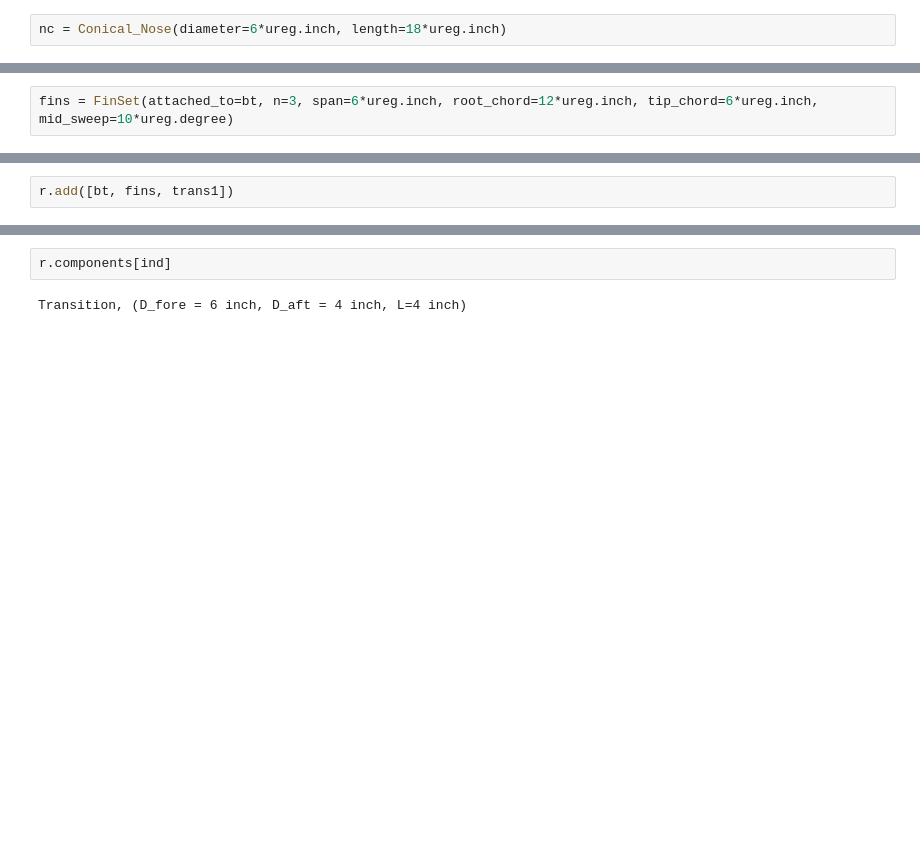
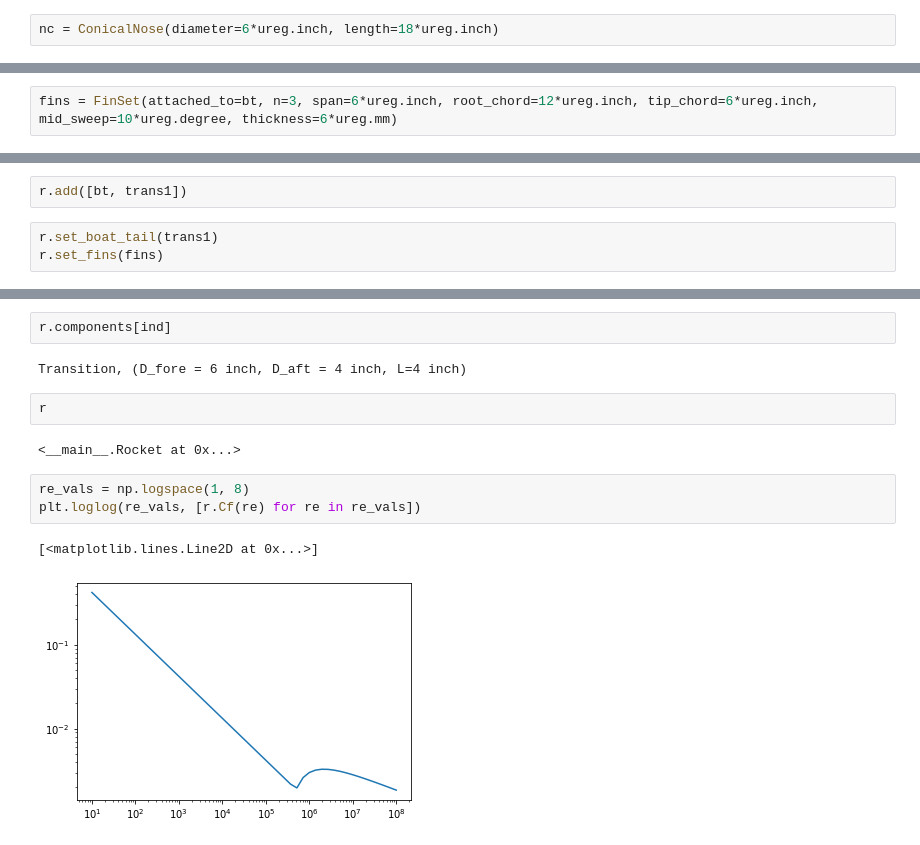
Before and after one commit to dev10110/rocketPy_development, a Jupyter notebook: rocketPy/rocket_generate.ipynb, the cells around one changed output, grey strips where cells are left out. Drawn from its saved outputs; the diff is of its cells as text; blank space fills up the shorter version.

Commit message:
Update rocket_generate.ipynb
continued to write the code. stopped at writing the corrections for large angles of attack to drag

```diff
--- a/rocketPy/rocket_generate.ipynb
+++ b/rocketPy/rocket_generate.ipynb
@@ -350,7 +501,7 @@ class FinSet():
     #references:
     #[1]: Simon Box, 2009, Estimating the dynamic and aerodynamic paramters of passively controlled high power rockets for flight simulaton
 # %%
-nc = Conical_Nose(diameter=6*ureg.inch, length=18*ureg.inch)
+nc = ConicalNose(diameter=6*ureg.inch, length=18*ureg.inch)
 # %%
 fig = plt.figure()
 ax = plt.gca()
@@ -387,7 +538,7 @@ trans1.CNa()
 # %% [output]
 -1.1111111111111112 <Unit('1 / radian')>
 # %%
-fins = FinSet(attached_to=bt, n=3, span=6*ureg.inch, root_chord=12*ureg.inch, tip_chord=6*ureg.inch, mid_sweep=10*ureg.degree)
+fins = FinSet(attached_to=bt, n=3, span=6*ureg.inch, root_chord=12*ureg.inch, tip_chord=6*ureg.inch, mid_sweep=10*ureg.degree, thickness=6*ureg.mm)
 # %%
 components = [nc, bt, trans1, fins]
 # %%
@@ -395,7 +546,10 @@ r = Rocket()
 # %%
 r.add(nc)
 # %%
-r.add([bt, fins, trans1])
+r.add([bt, trans1])
+# %%
+r.set_boat_tail(trans1)
+r.set_fins(fins)
 # %%
 fig = plt.figure(figsize=(15,10))
 ax = plt.gca()
@@ -455,3 +609,13 @@ ind
 r.components[ind]
 # %% [output]
 Transition, (D_fore = 6 inch, D_aft = 4 inch, L=4 inch)
+# %%
+r
+# %% [output]
+<__main__.Rocket at 0x...>
+# %%
+re_vals = np.logspace(1, 8)
+plt.loglog(re_vals, [r.Cf(re) for re in re_vals])
+# %% [output]
+[<matplotlib.lines.Line2D at 0x...>]
+[figure, added]
```
Also changed, not shown: parts of 17 cells of this notebook.
